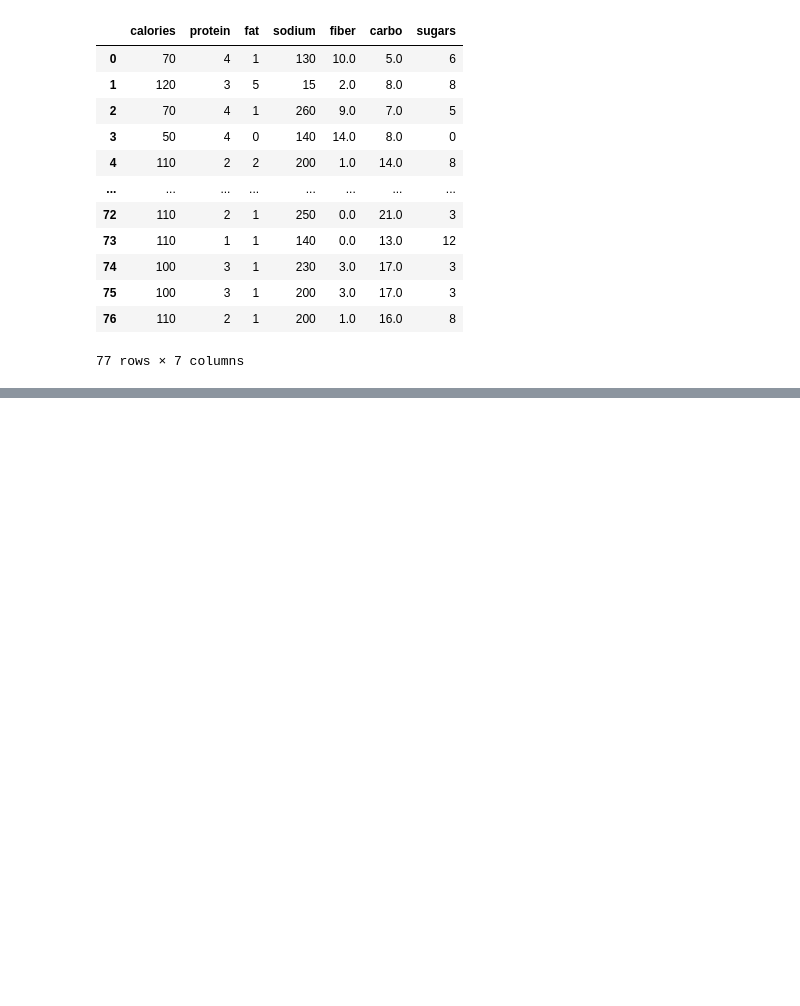
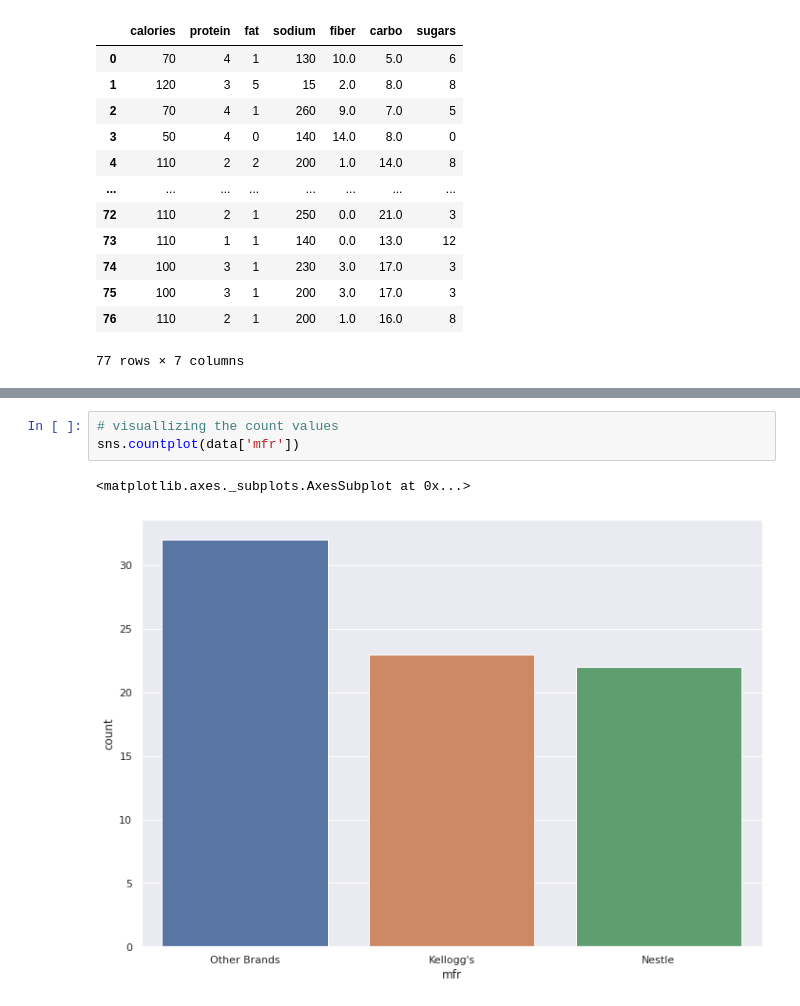
Before and after one commit to arunmozhidevan/MDS271-Machine-Learning, a Jupyter notebook: LAB_1_Getting_Familiar_with_Machine_Learning_Libraries.ipynb, the cells around one changed output, grey strips where cells are left out. Drawn from its saved outputs; the diff is of its cells as text; blank space fills up the shorter version.

```diff
--- a/LAB_1_Getting_Familiar_with_Machine_Learning_Libraries.ipynb
+++ b/LAB_1_Getting_Familiar_with_Machine_Learning_Libraries.ipynb
@@ -258,0 +328,6 @@ Additional Notes:
+# %%
+# visuallizing the count values
+sns.countplot(data['mfr'])
+# %% [output]
+<matplotlib.axes._subplots.AxesSubplot at 0x...>
+[figure, added]
```
Also changed, not shown: parts of 14 cells of this notebook.
